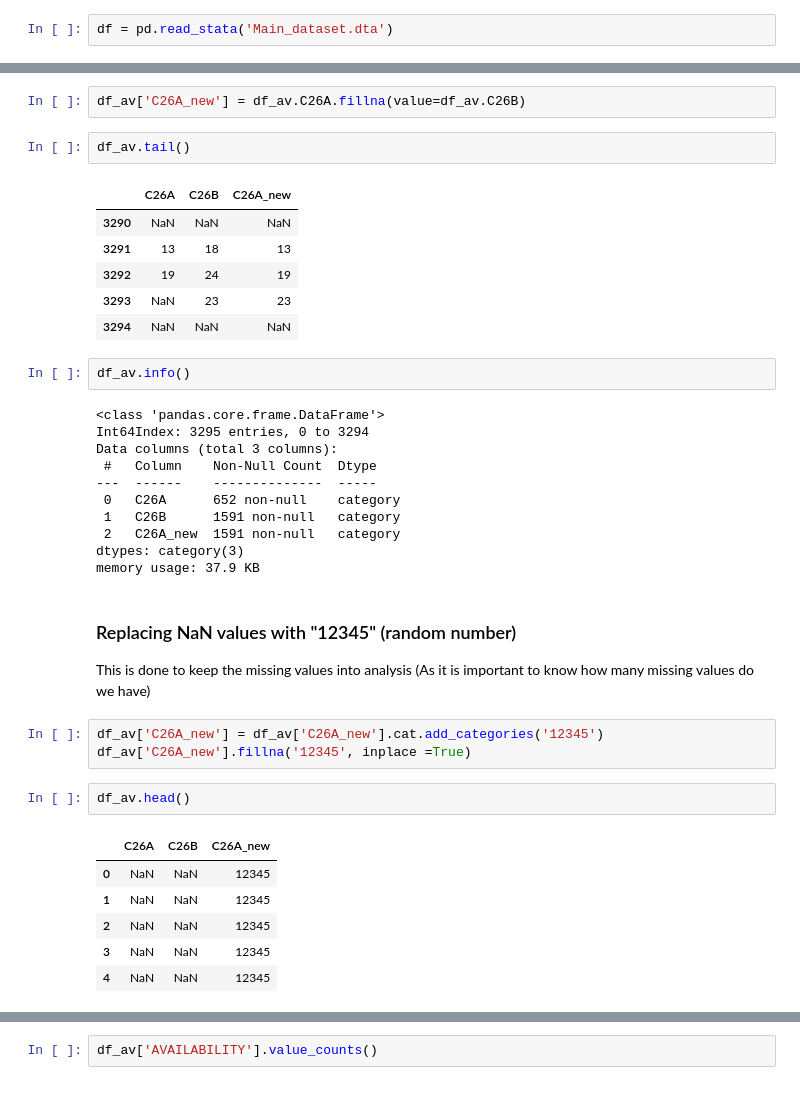
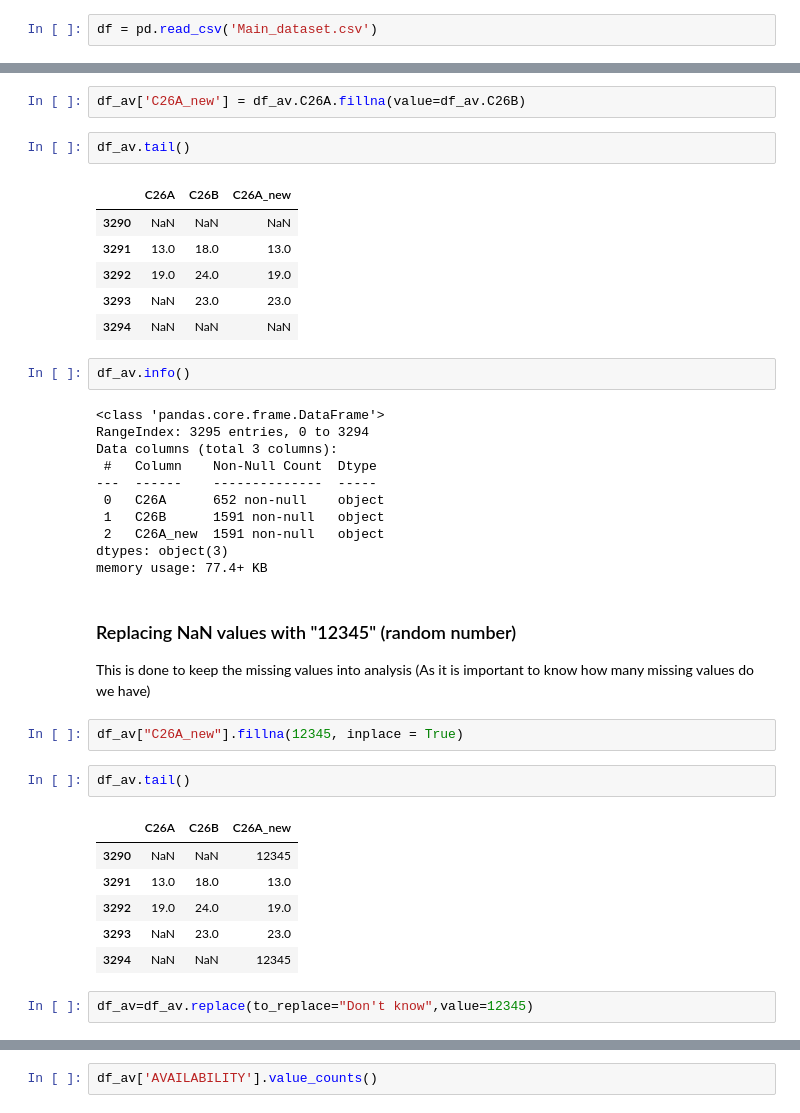
Before and after one commit to HEDERA-PLATFORM/mtf-rwanda-analysis, a Jupyter notebook: Rwanda_MTF.ipynb, the cells around one changed output, grey strips where cells are left out. Saved outputs shown, nothing was run; the diff lists cells and outputs as text.

Commit message:
New file added
Replaced dta to csv in Jupyter and Added new csv "Main_dataset"

```diff
--- a/Rwanda_MTF.ipynb
+++ b/Rwanda_MTF.ipynb
@@ -14,7 +14,7 @@ warnings.filterwarnings("ignore")
 # %% [markdown]
 ### Importing the dataset
 # %%
-df = pd.read_stata('Main_dataset.dta')
+df = pd.read_csv('Main_dataset.csv')
 # %%
 df.head()
 # %% [output]
@@ -176,39 +176,40 @@ df_av.tail()
 # %% [output]
 |  | C26A | C26B | C26A_new |
 | 3290 | NaN | NaN | NaN |
-| 3291 | 13 | 18 | 13 |
-| 3292 | 19 | 24 | 19 |
-| 3293 | NaN | 23 | 23 |
+| 3291 | 13.0 | 18.0 | 13.0 |
+| 3292 | 19.0 | 24.0 | 19.0 |
+| 3293 | NaN | 23.0 | 23.0 |
 | 3294 | NaN | NaN | NaN |
 # %%
 df_av.info()
 # %% [output]
 <class 'pandas.core.frame.DataFrame'>
-Int64Index: 3295 entries, 0 to 3294
+RangeIndex: 3295 entries, 0 to 3294
 Data columns (total 3 columns):
  #   Column    Non-Null Count  Dtype
 ---  ------    --------------  -----
- 0   C26A      652 non-null    category
- 1   C26B      1591 non-null   category
- 2   C26A_new  1591 non-null   category
-dtypes: category(3)
-memory usage: 37.9 KB
+ 0   C26A      652 non-null    object
+ 1   C26B      1591 non-null   object
+ 2   C26A_new  1591 non-null   object
+dtypes: object(3)
+memory usage: 77.4+ KB
 # %% [markdown]
 ### Replacing NaN values with "12345" (random number)
 
 This is done to keep the missing values into analysis (As it is important to know how many missing values do we have)
 # %%
-df_av['C26A_new'] = df_av['C26A_new'].cat.add_categories('12345')
-df_av['C26A_new'].fillna('12345', inplace =True)
+df_av["C26A_new"].fillna(12345, inplace = True)
 # %%
-df_av.head()
+df_av.tail()
 # %% [output]
 |  | C26A | C26B | C26A_new |
-| 0 | NaN | NaN | 12345 |
-| 1 | NaN | NaN | 12345 |
-| 2 | NaN | NaN | 12345 |
-| 3 | NaN | NaN | 12345 |
-| 4 | NaN | NaN | 12345 |
+| 3290 | NaN | NaN | 12345 |
+| 3291 | 13.0 | 18.0 | 13.0 |
+| 3292 | 19.0 | 24.0 | 19.0 |
+| 3293 | NaN | 23.0 | 23.0 |
+| 3294 | NaN | NaN | 12345 |
+# %%
+df_av=df_av.replace(to_replace="Don't know",value=12345)
 # %%
 df_av.info()
 # %% [output]
```
Also changed, not shown: parts of 12 cells of this notebook, 1 other file.
